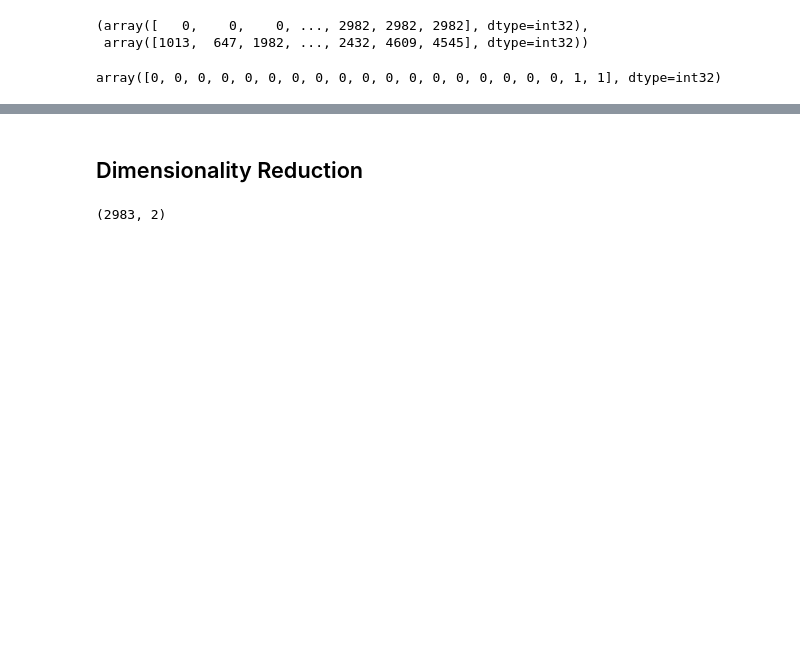
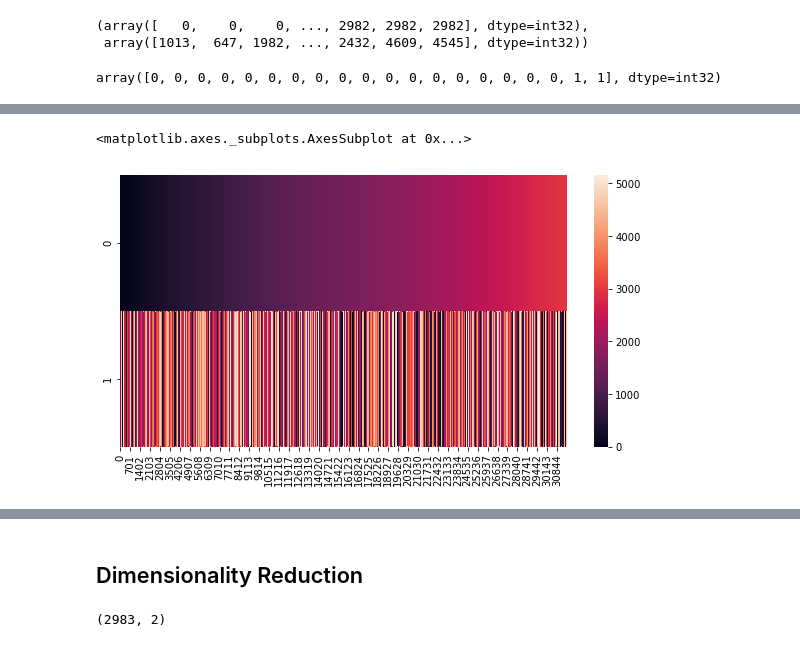
Before and after one commit to pkl520/hw1, a Jupyter notebook: hw_1-Copy1.ipynb, the cells around one changed output, grey strips where cells are left out. Cells and saved outputs as stored; diff of their text form; code cells hidden in the pictures; blank space fills up the shorter version.

```diff
--- a/hw_1-Copy1.ipynb
+++ b/hw_1-Copy1.ipynb
@@ -1179,0 +1186,6 @@ Path To Error: ['data']
+# %%
+plt.figure(figsize=(10,5))
+sns.heatmap(df_counts.nonzero())
+# %% [output]
+<matplotlib.axes._subplots.AxesSubplot at 0x...>
+[figure, added]
```
Also changed, not shown: parts of 32 cells of this notebook.
